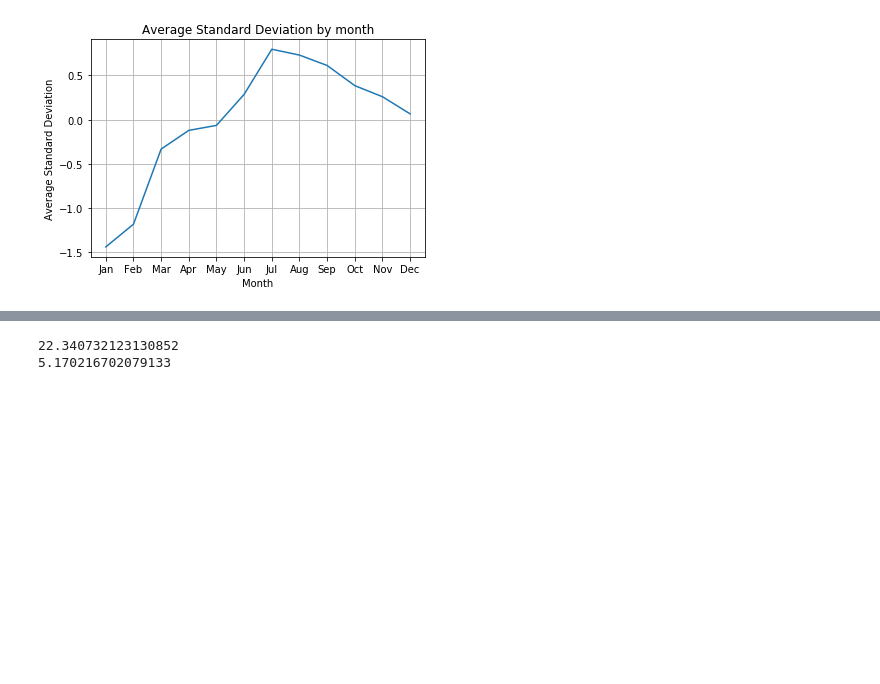
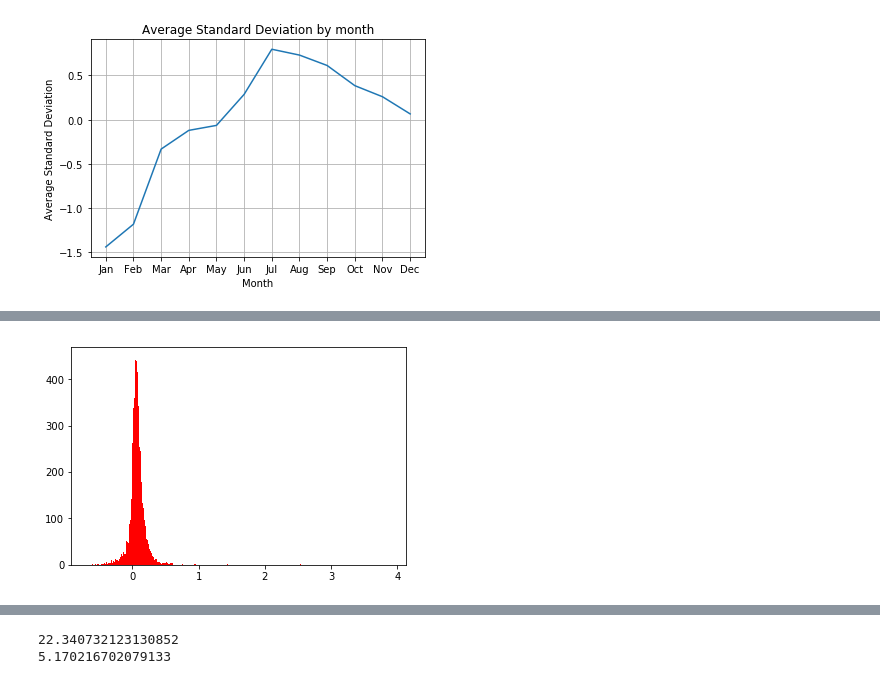
Before and after one commit to CheLinHuang/UCSD-Housing-Cost, a Jupyter notebook: FinalProject.ipynb, the cells around one changed output, grey strips where cells are left out. Saved outputs shown, nothing was run; the diff lists cells and outputs as text; code cells hidden in the pictures; blank space fills up the shorter version.

```diff
--- a/FinalProject.ipynb
+++ b/FinalProject.ipynb
@@ -515,0 +766,6 @@ def findAnnualRateOfGrowth():
+# %%
+# Plotting histograms of the distribution of the percent change in the price of houses from 2013 - 2014
+plt.hist(diff_data["13_14"], 1000, facecolor = 'red')
+f2 = plt.gcf()
+# %% [output]
+[figure, added]
```
Also changed, not shown: parts of 55 cells of this notebook, 1 other file.
